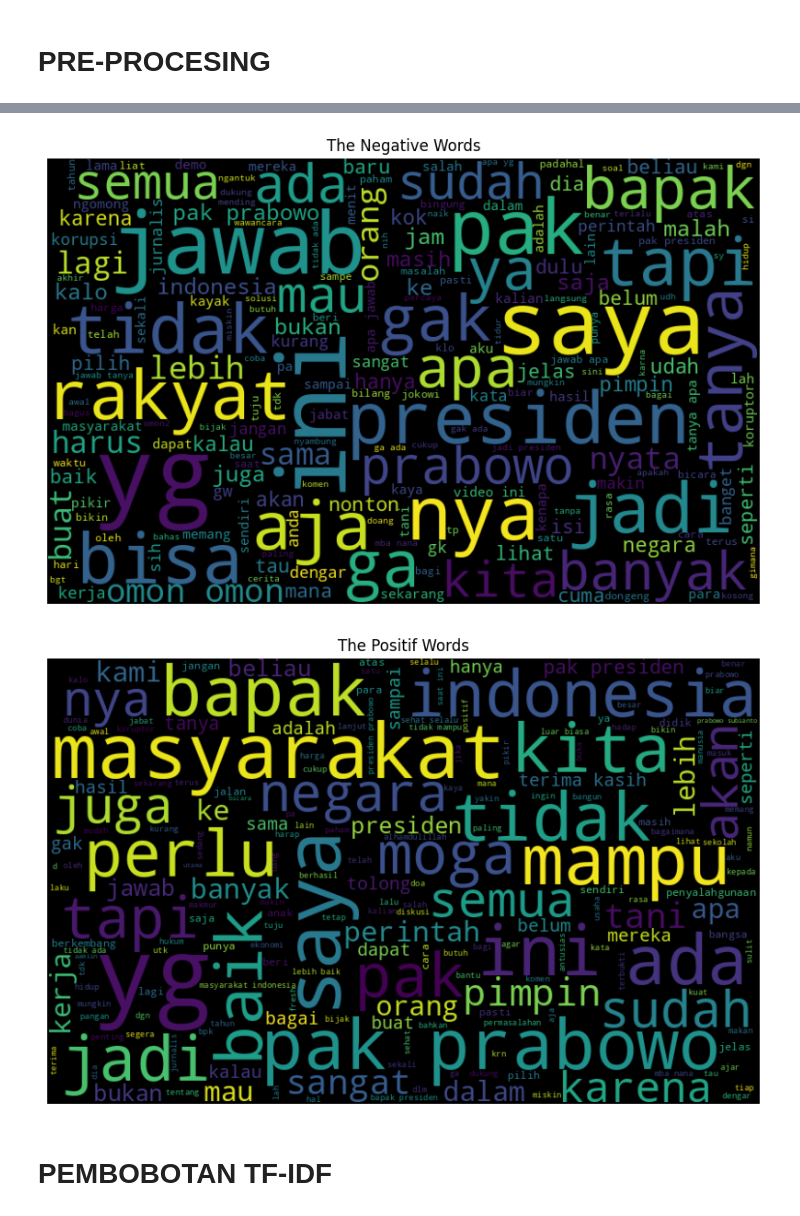
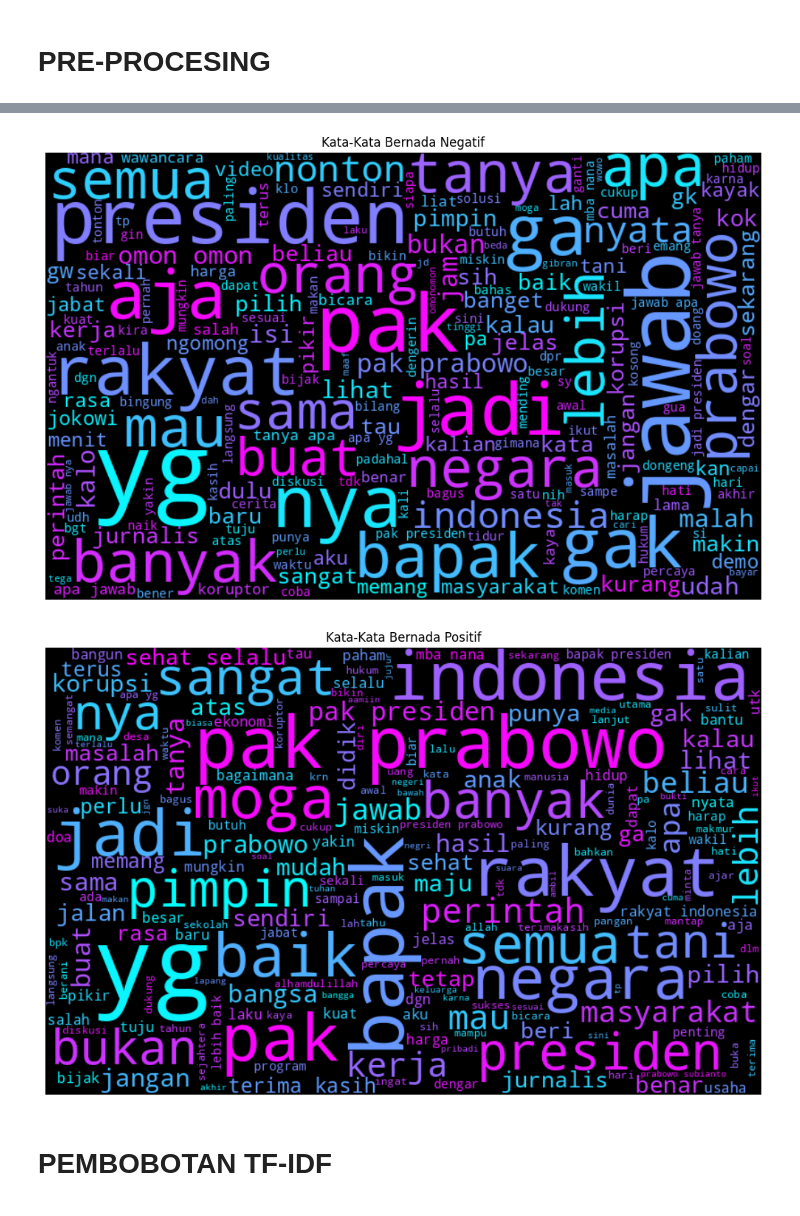
Before and after one commit to Arya-231/Bajindul, a Jupyter notebook: Analisis_Sentimen_SVM.ipynb, the cells around one changed output, grey strips where cells are left out. Cells and saved outputs as stored; diff of their text form; code cells hidden in the pictures.

Commit message:
Analisis Sentimen menggunakan Algoritma Machine Learning SVM

```diff
--- a/Analisis_Sentimen_SVM.ipynb
+++ b/Analisis_Sentimen_SVM.ipynb
@@ -133,12 +116,12 @@ def tokenization(text):
     tokens = [word for word in tokens if word]
     return tokens
 
-df['tokenizing'] = df['cleansing'].apply(lambda x: tokenization(str(x)))
+df['tokenizing'] = df['cleansing'].apply(tokenization)
 # %%
+factory = StopWordRemoverFactory()
+list_stopwords = factory.get_stop_words()
+
 def stopwords_removal(words):
-
-    list_stopwords = ['yang', 'di', 'dan', 'itu', 'dengan', 'atau','untuk', 'dari', 'pada']
     return [word for word in words if word not in list_stopwords]
-
-df['stop_removal']= df['tokenizing'].apply(stopwords_removal)
+df['stop_removal'] = df['tokenizing'].apply(stopwords_removal)
 # %%
@@ -350,25 +254,64 @@ df['normalisasi'] = df['normalisasi'].apply(normalize_text)
+# %%
+def normalize_text(text):
+    if not isinstance(text, str):
+        return ''
+
+    # Proses frasa terlebih dahulu (kata yang terdiri dari lebih dari 1 kata)
+    for slang, replacement in slang_dict.items():
+        if ' ' in slang:  # hanya untuk frasa
+            text = text.replace(slang, replacement)
+
+    # Pisahkan sisa teks menjadi kata-kata
+    words = text.split()
+
+    # Normalisasi kata per kata
+    normalized_words = [slang_dict.get(word.lower(), word) for word in words]
+
+    return ' '.join(normalized_words)
+
+df['normalisasi'] = df['normalisasi'].apply(normalize_text)
 # %%
-negative_words = ' '.join([word for sublist in df['stemming'][df['sentiment'] == 'negatif'] for word in sublist])
+df_filtered = df[df['sentiment'] == 'negatif'].dropna(subset=['stemming'])
+negative_words = ' '.join([word for sublist in df_filtered['stemming'] if isinstance(sublist, list) for word in sublist])
 
-wordcloud = WordCloud(width=800, height=500, random_state = 0, max_font_size = 110).generate(negative_words)
+wordcloud = WordCloud(
+    width=800,
+    height=500,
+    background_color='black',
+    colormap='cool',
+    max_font_size=110,
+    random_state=0
+).generate(negative_words)
+
 plt.figure(figsize=(10, 7))
 plt.imshow(wordcloud, interpolation="bilinear")
 plt.axis('off')
-plt.title('The Negative Words')
+plt.title('Kata-Kata Bernada Negatif', color='black')
+plt.tight_layout()
 plt.show()
 # %% [output]
-[figure, old version]
+[figure, new version]
 # %%
-positif_words =' '.join([text for text in df['normalisasi'][df['sentiment'] == 'positif']])
+df_filtered = df[df['sentiment'] == 'positif'].dropna(subset=['stemming'])
+positive_words = ' '.join([word for sublist in df_filtered['stemming'] if isinstance(sublist, list) for word in sublist])
 
-wordcloud = WordCloud(width=800, height=500, random_state = 0, max_font_size = 110).generate(positif_words)
+wordcloud = WordCloud(
+    width=800,
+    height=500,
+    background_color='black',
+    colormap='cool',
+    max_font_size=110,
+    random_state=0
+).generate(positive_words)
+
 plt.figure(figsize=(10, 7))
 plt.imshow(wordcloud, interpolation="bilinear")
 plt.axis('off')
-plt.title('The Positif Words')
+plt.title('Kata-Kata Bernada Positif', color='black')
+plt.tight_layout()
 plt.show()
 # %% [output]
-[figure, old version]
+[figure, new version]
 # %%
 x = df['normalisasi']  # Teks hasil preprocessing
 y = df['label']        # Label numerik: 0=Negatif, 1=Netral, 2=Positif
```
Also changed, not shown: parts of 24 cells of this notebook.
